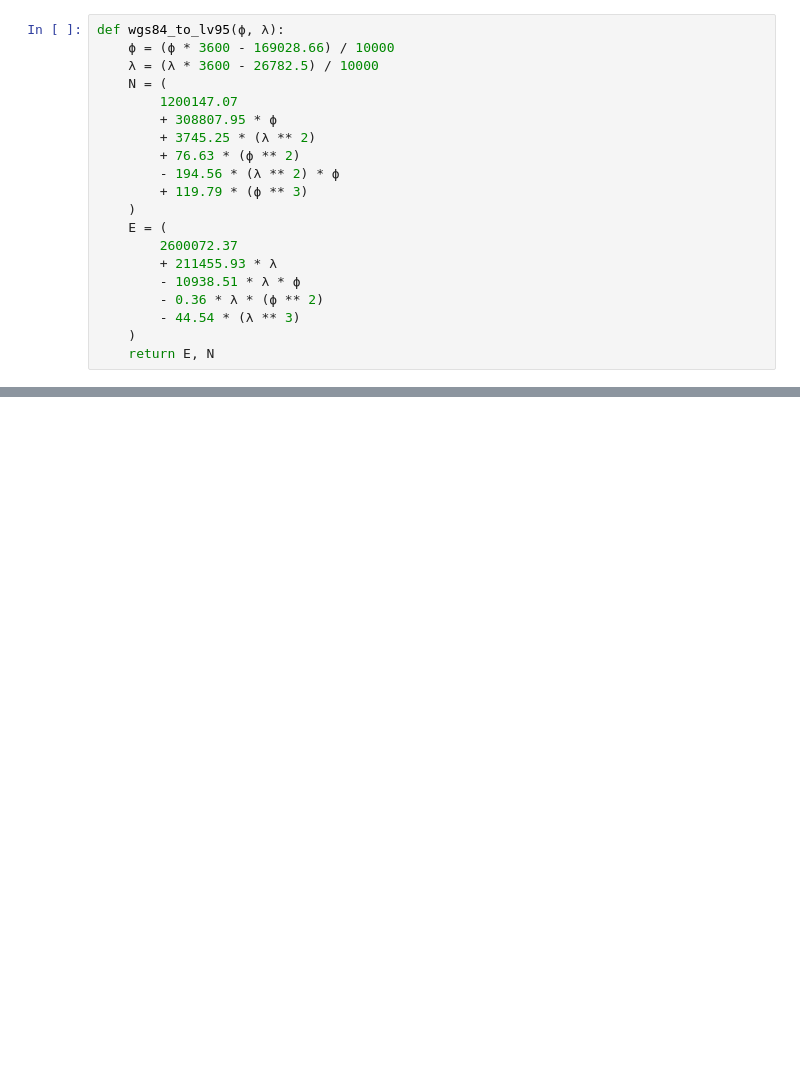
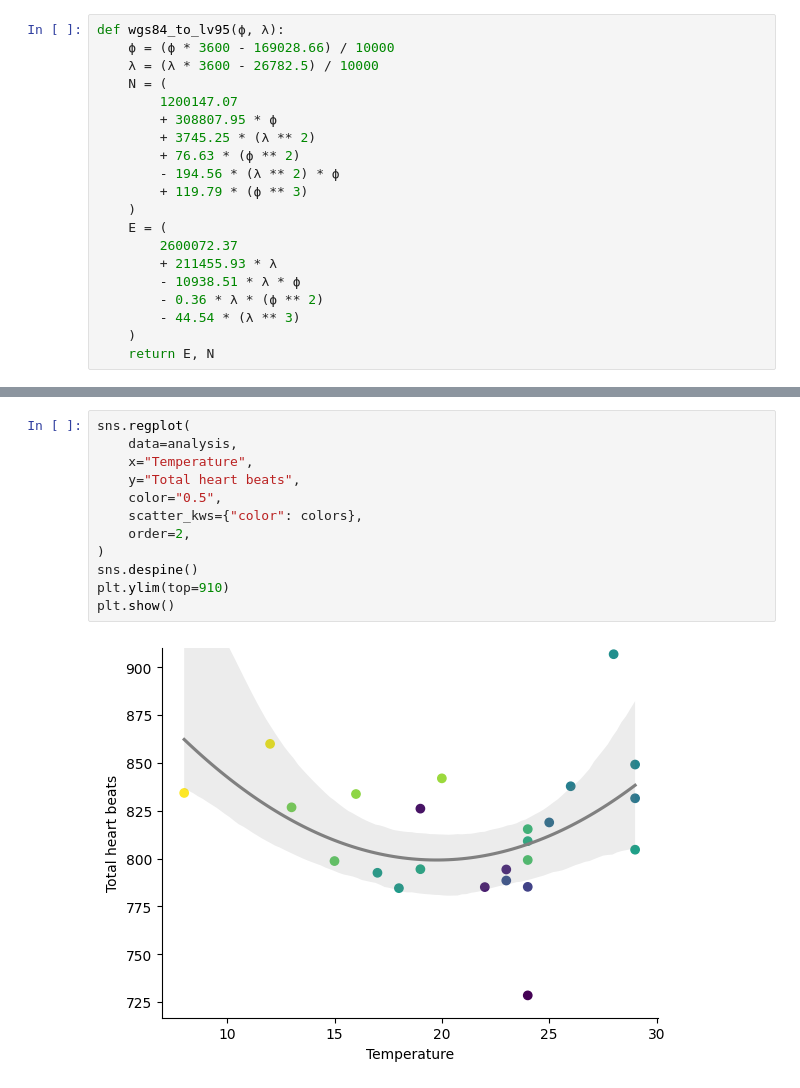
Before and after one commit to germannp/data-science, a Jupyter notebook: cycling.ipynb, the cells around one changed output, grey strips where cells are left out. Saved outputs shown, nothing was run; the diff lists cells and outputs as text; blank space fills up the shorter version.

```diff
--- a/cycling.ipynb
+++ b/cycling.ipynb
@@ -177,0 +197,14 @@ plt.show()
+# %%
+sns.regplot(
+    data=analysis,
+    x="Temperature",
+    y="Total heart beats",
+    color="0.5",
+    scatter_kws={"color": colors},
+    order=2,
+)
+sns.despine()
+plt.ylim(top=910)
+plt.show()
+# %% [output]
+[figure, added]
```
Also changed, not shown: parts of 5 cells of this notebook, 1 other file.
